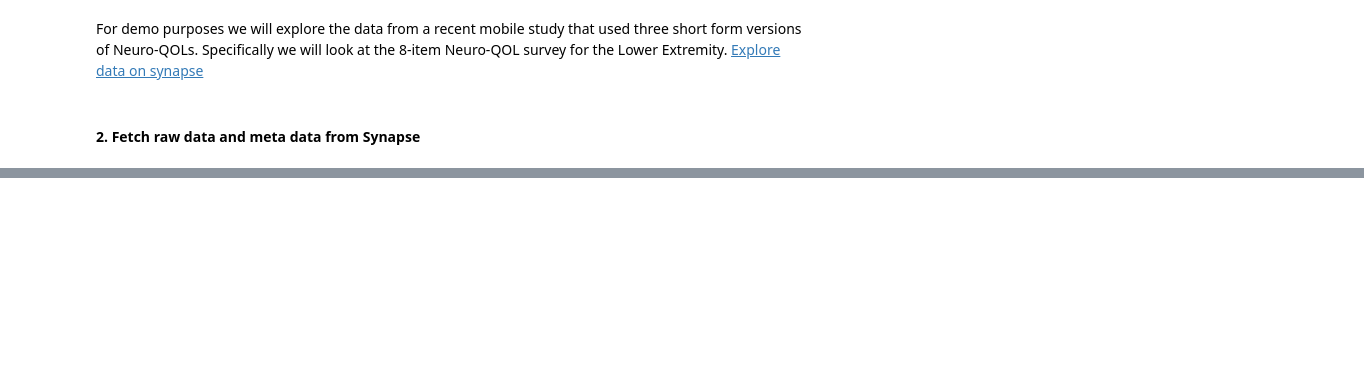
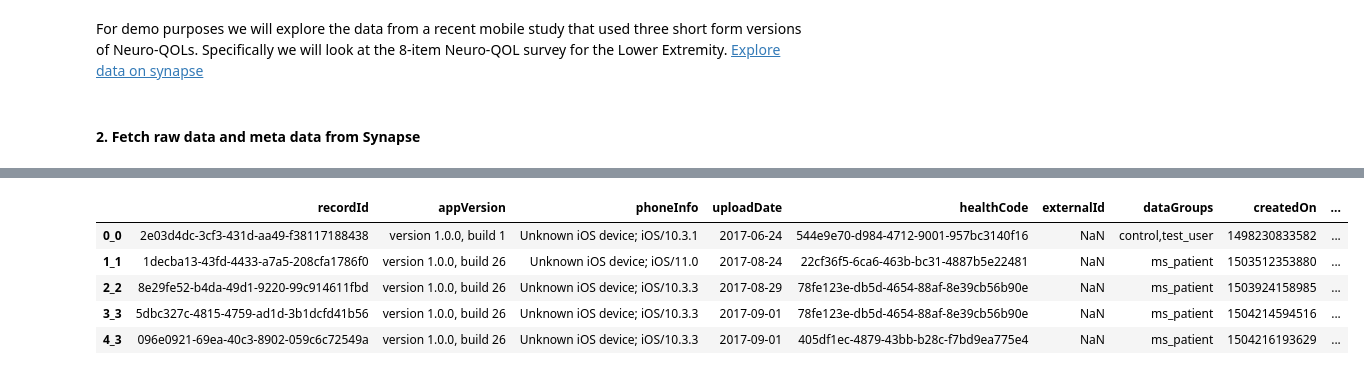
Before and after one commit to edickie/synapseTutorials, a Jupyter notebook: python/20190115 MTB Webinar.ipynb, the cells around one changed output, grey strips where cells are left out. Saved outputs shown, nothing was run; the diff lists cells and outputs as text; code cells hidden in the pictures; blank space fills up the shorter version.

```diff
--- a/python/20190115 MTB Webinar.ipynb
+++ b/python/20190115 MTB Webinar.ipynb
@@ -31,0 +51,9 @@ syn.tableQuery?
+# %%
+nQOL_lowExt.head()
+# %% [output]
+|  | recordId | appVersion | phoneInfo | uploadDate | healthCode | externalId | dataGroups | createdOn | ... |
+| 0_0 | 2e03d4dc-3cf3-431d-aa49-f38117188438 | version 1.0.0, build 1 | Unknown iOS device; iOS/10.3.1 | 2017-06-24 | 544e9e70-d984-4712-9001-957bc3140f16 | NaN | control,test_user | 1498230833582 | ... |
+| 1_1 | 1decba13-43fd-4433-a7a5-208cfa1786f0 | version 1.0.0, build 26 | Unknown iOS device; iOS/11.0 | 2017-08-24 | 22cf36f5-6ca6-463b-bc31-4887b5e22481 | NaN | ms_patient | 1503512353880 | ... |
+| 2_2 | 8e29fe52-b4da-49d1-9220-99c914611fbd | version 1.0.0, build 26 | Unknown iOS device; iOS/10.3.3 | 2017-08-29 | 78fe123e-db5d-4654-88af-8e39cb56b90e | NaN | ms_patient | 1503924158985 | ... |
+| 3_3 | 5dbc327c-4815-4759-ad1d-3b1dcfd41b56 | version 1.0.0, build 26 | Unknown iOS device; iOS/10.3.3 | 2017-09-01 | 78fe123e-db5d-4654-88af-8e39cb56b90e | NaN | ms_patient | 1504214594516 | ... |
+| 4_3 | 096e0921-69ea-40c3-8902-059c6c72549a | version 1.0.0, build 26 | Unknown iOS device; iOS/10.3.3 | 2017-09-01 | 405df1ec-4879-43bb-b28c-f7bd9ea775e4 | NaN | ms_patient | 1504216193629 | ... |
```
Also changed, not shown: parts of 23 cells of this notebook.
